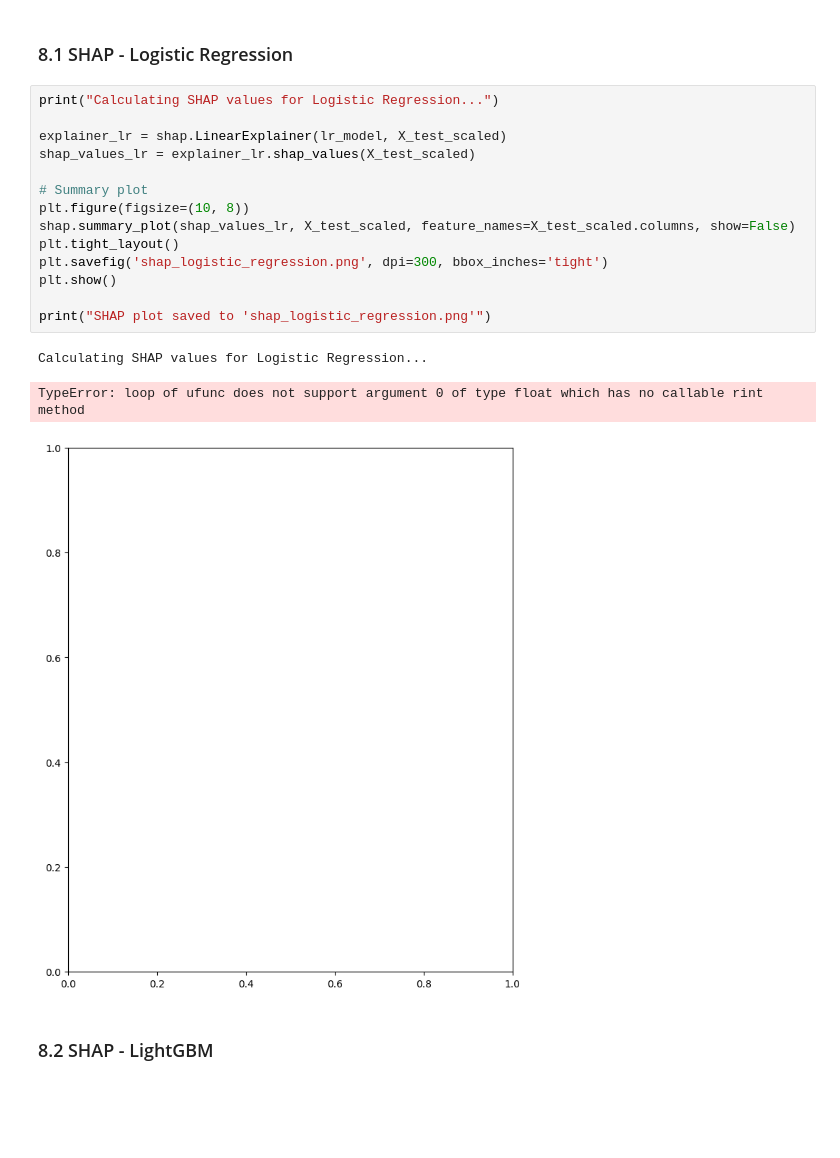
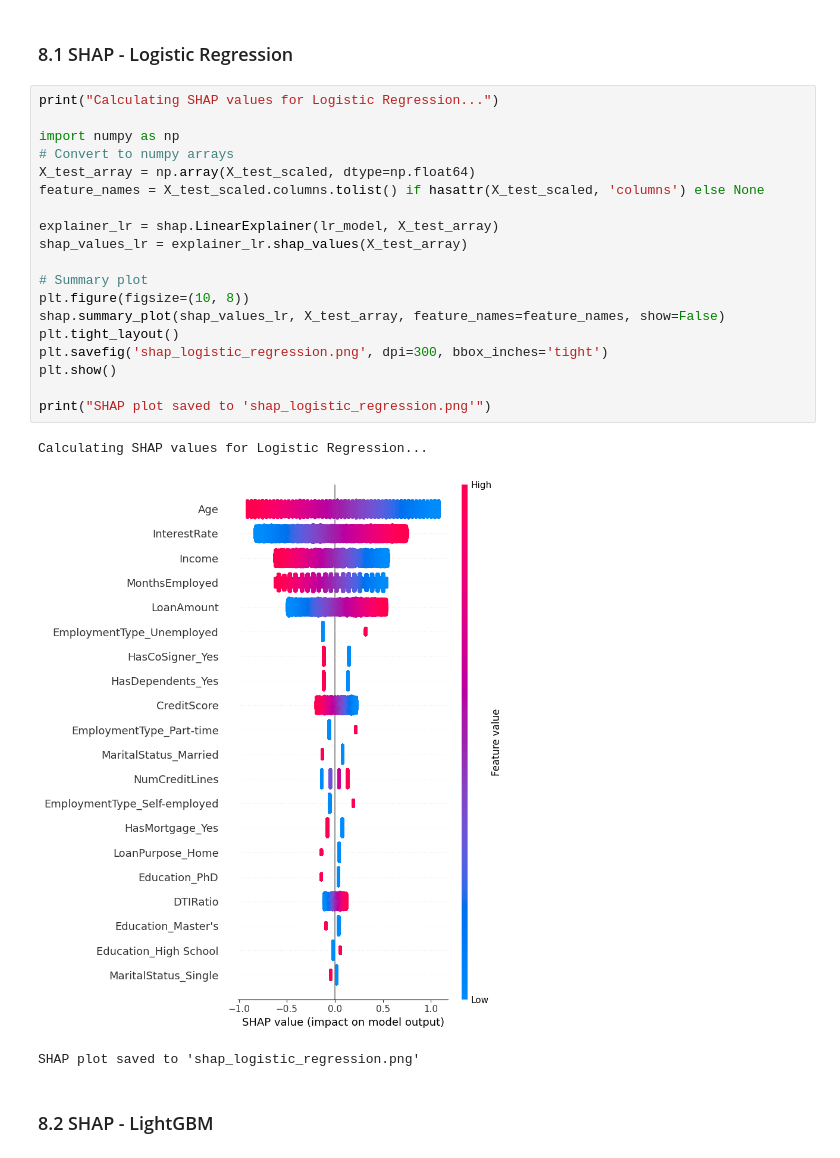
Before and after one commit to hoangcto/cs391, a Jupyter notebook: FinalProject/credit_default_analysis.ipynb, the cells around one changed output. Drawn from its saved outputs; the diff is of its cells as text; blank space fills up the shorter version.

```diff
--- a/FinalProject/credit_default_analysis.ipynb
+++ b/FinalProject/credit_default_analysis.ipynb
@@ -725,21 +675,26 @@ Now let's perform SHAP analysis for each model to understand feature importance.
 # %%
 print("Calculating SHAP values for Logistic Regression...")
 
-explainer_lr = shap.LinearExplainer(lr_model, X_test_scaled)
-shap_values_lr = explainer_lr.shap_values(X_test_scaled)
+import numpy as np
+# Convert to numpy arrays
+X_test_array = np.array(X_test_scaled, dtype=np.float64)
+feature_names = X_test_scaled.columns.tolist() if hasattr(X_test_scaled, 'columns') else None
+
+explainer_lr = shap.LinearExplainer(lr_model, X_test_array)
+shap_values_lr = explainer_lr.shap_values(X_test_array)
 
 # Summary plot
 plt.figure(figsize=(10, 8))
-shap.summary_plot(shap_values_lr, X_test_scaled, feature_names=X_test_scaled.columns, show=False)
+shap.summary_plot(shap_values_lr, X_test_array, feature_names=feature_names, show=False)
 plt.tight_layout()
 plt.savefig('shap_logistic_regression.png', dpi=300, bbox_inches='tight')
 plt.show()
 
 print("SHAP plot saved to 'shap_logistic_regression.png'")
 # %% [output]
 Calculating SHAP values for Logistic Regression...
+[figure, new version]
-TypeError: loop of ufunc does not support argument 0 of type float which has no callable rint method
+SHAP plot saved to 'shap_logistic_regression.png'
-[figure, old version]
 # %% [markdown]
 ### 8.2 SHAP - LightGBM
 # %%
```
Also changed, not shown: parts of 11 cells of this notebook, 20 other files.
